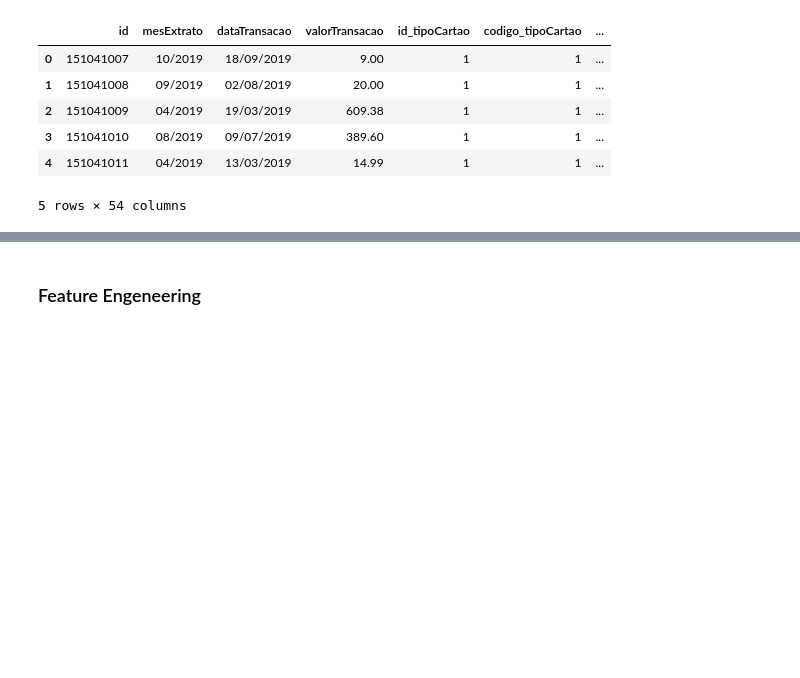
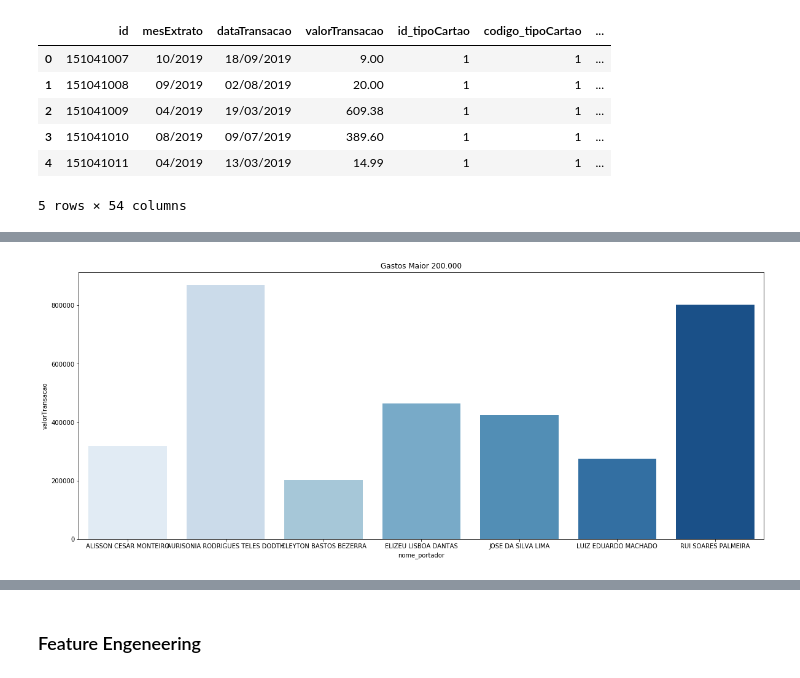
Before and after one commit to GuiCosti/Public-Spending-Analisys, a Jupyter notebook: src/anomaly_detection.ipynb, the cells around one changed output, grey strips where cells are left out. Drawn from its saved outputs; the diff is of its cells as text; code cells hidden in the pictures; blank space fills up the shorter version.

```diff
--- a/src/anomaly_detection.ipynb
+++ b/src/anomaly_detection.ipynb
@@ -82,0 +207,6 @@ len(df[df.valorTransacao <= 0])
+# %%
+plt.figure(figsize=(20,8))
+plt.title("Gastos Maior 200.000")
+sns.barplot(x="nome_portador", y="valorTransacao", data=df1_maior_200k[df1_maior_200k.nome_portador != "NAO SE APLICA"], palette='Blues');
+# %% [output]
+[figure, added]
```
Also changed, not shown: parts of 29 cells of this notebook, 3 other files.
